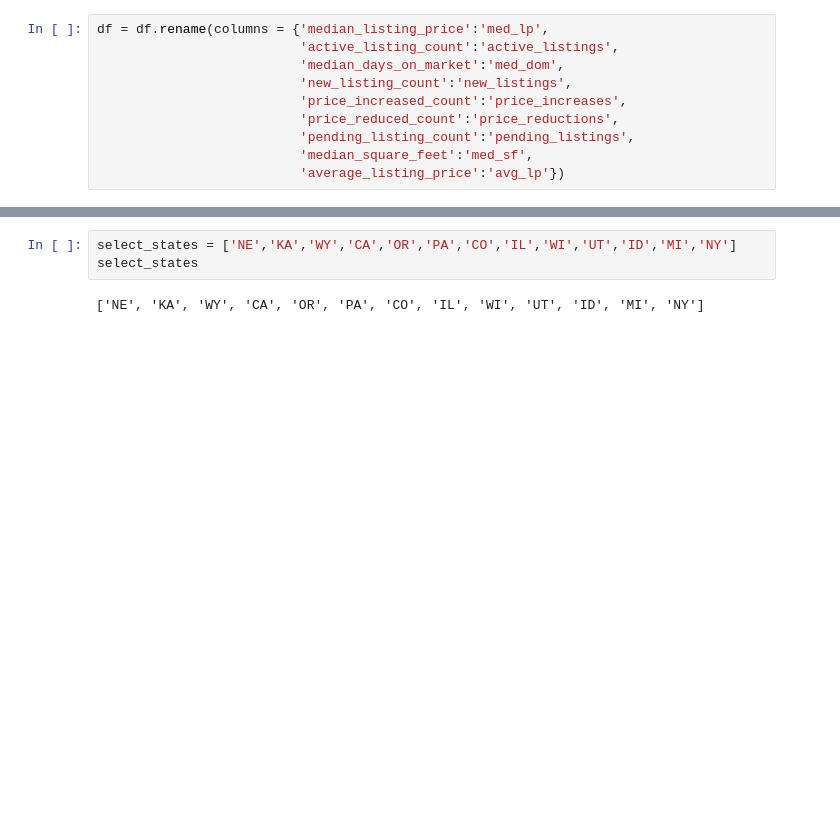
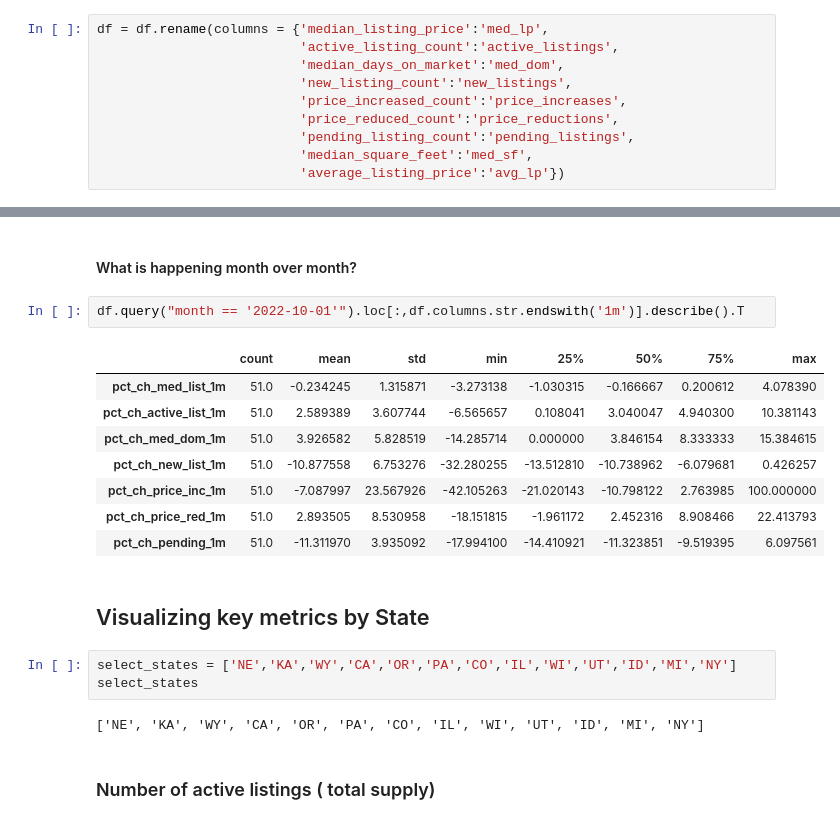
Before and after one commit to alexdparker/datascience, a Jupyter notebook: realtor_com_data_analysis.ipynb, the cells around one changed output, grey strips where cells are left out. Cells and saved outputs as stored; diff of their text form; blank space fills up the shorter version.

```diff
--- a/realtor_com_data_analysis.ipynb
+++ b/realtor_com_data_analysis.ipynb
@@ -106,5 +200,22 @@ df.head()
+# %% [markdown]
+#### What is happening month over month?
+# %%
+df.query("month == '2022-10-01'").loc[:,df.columns.str.endswith('1m')].describe().T
+# %% [output]
+|  | count | mean | std | min | 25% | 50% | 75% | max |
+| pct_ch_med_list_1m | 51.0 | -0.234245 | 1.315871 | -3.273138 | -1.030315 | -0.166667 | 0.200612 | 4.078390 |
+| pct_ch_active_list_1m | 51.0 | 2.589389 | 3.607744 | -6.565657 | 0.108041 | 3.040047 | 4.940300 | 10.381143 |
+| pct_ch_med_dom_1m | 51.0 | 3.926582 | 5.828519 | -14.285714 | 0.000000 | 3.846154 | 8.333333 | 15.384615 |
+| pct_ch_new_list_1m | 51.0 | -10.877558 | 6.753276 | -32.280255 | -13.512810 | -10.738962 | -6.079681 | 0.426257 |
+| pct_ch_price_inc_1m | 51.0 | -7.087997 | 23.567926 | -42.105263 | -21.020143 | -10.798122 | 2.763985 | 100.000000 |
+| pct_ch_price_red_1m | 51.0 | 2.893505 | 8.530958 | -18.151815 | -1.961172 | 2.452316 | 8.908466 | 22.413793 |
+| pct_ch_pending_1m | 51.0 | -11.311970 | 3.935092 | -17.994100 | -14.410921 | -11.323851 | -9.519395 | 6.097561 |
+# %% [markdown]
+## Visualizing key metrics by State
 # %%
 select_states = ['NE','KA','WY','CA','OR','PA','CO','IL','WI','UT','ID','MI','NY']
 select_states
 # %% [output]
 ['NE', 'KA', 'WY', 'CA', 'OR', 'PA', 'CO', 'IL', 'WI', 'UT', 'ID', 'MI', 'NY']
+# %% [markdown]
+### Number of active listings ( total supply)
```
Also changed, not shown: parts of 25 cells of this notebook, 1 other file.
